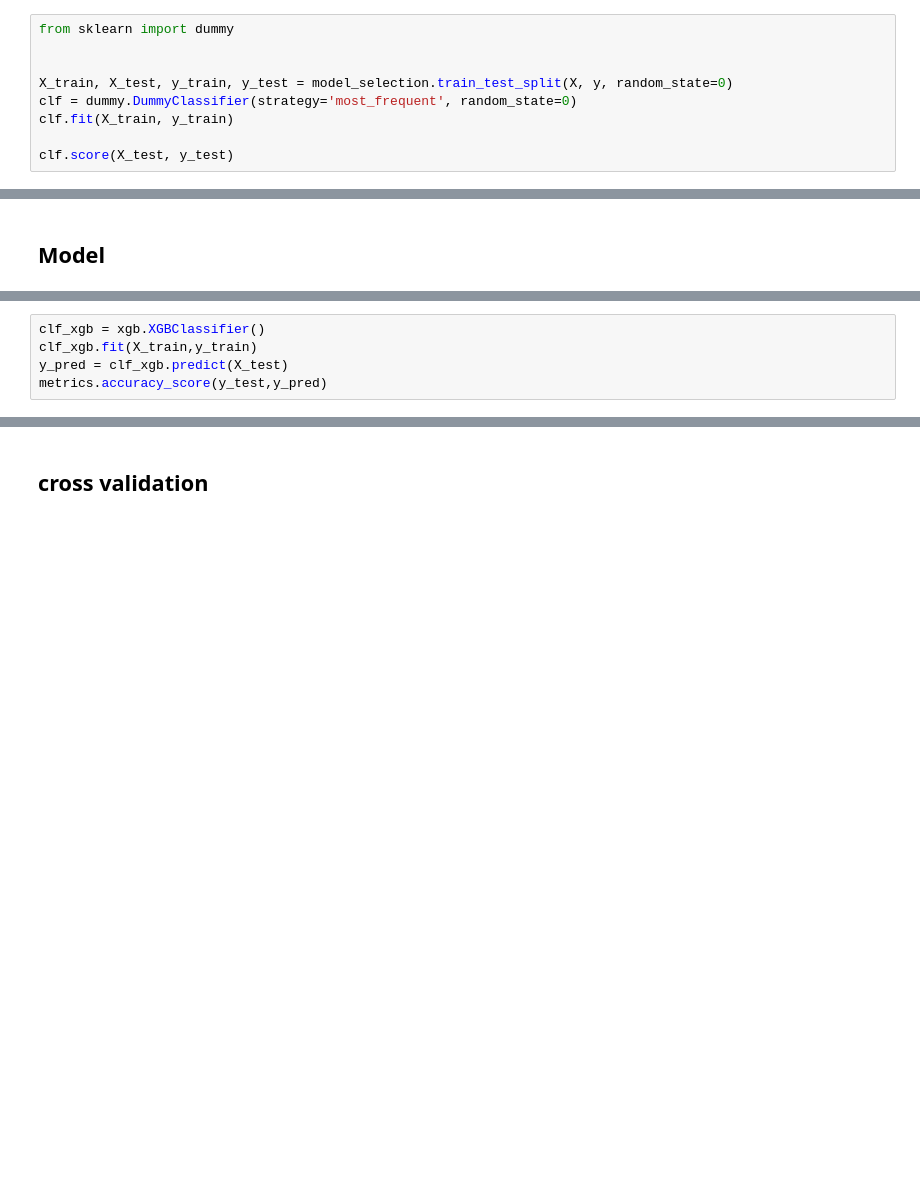
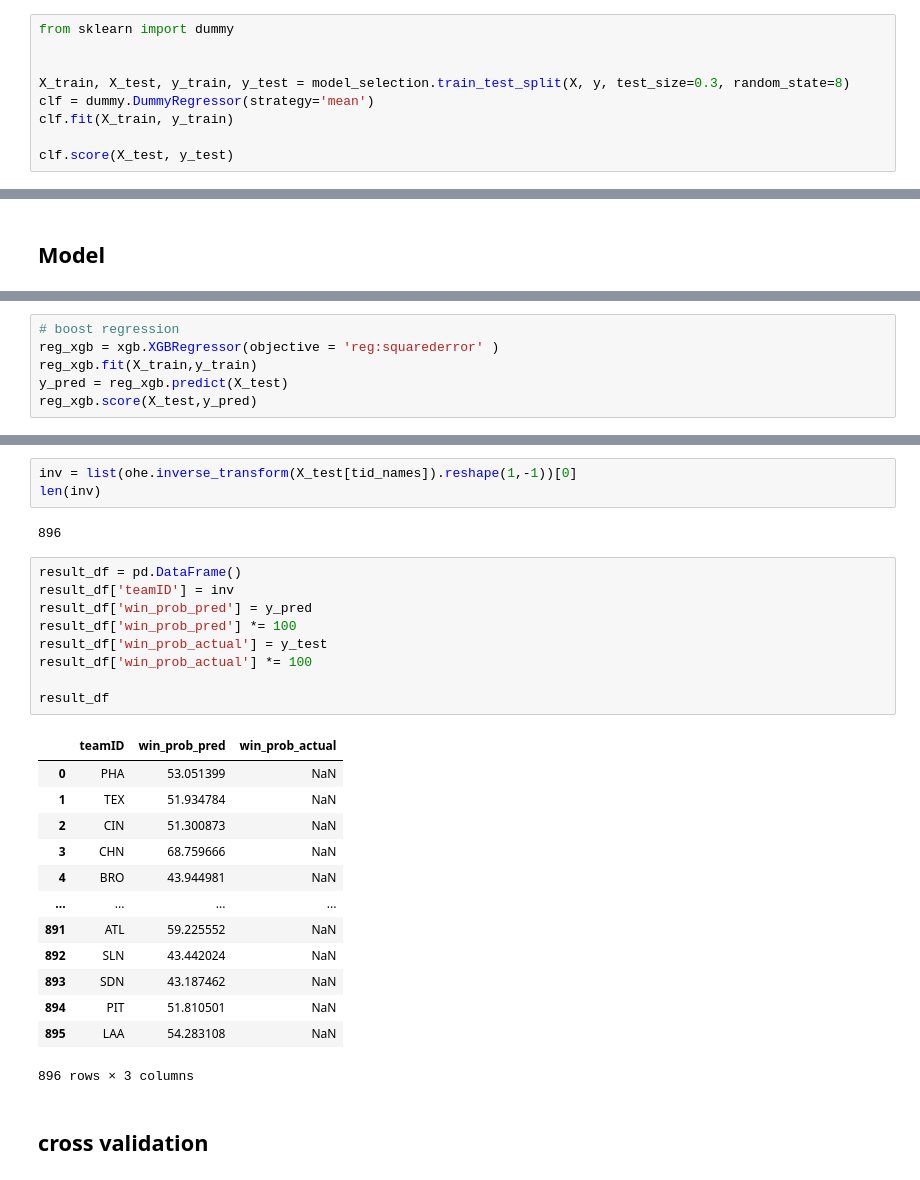
Before and after one commit to ShaliniR8/lahman-mlb, a Jupyter notebook: combined_features.ipynb, the cells around one changed output, grey strips where cells are left out. Cells and saved outputs as stored; diff of their text form; blank space fills up the shorter version.

Commit message:
changed classifiers to regressors

```diff
--- a/combined_features.ipynb
+++ b/combined_features.ipynb
@@ -247,8 +258,8 @@ array([2, 2, 2, ..., 0, 0, 0])
 from sklearn import dummy
 
 
-X_train, X_test, y_train, y_test = model_selection.train_test_split(X, y, random_state=0)
-clf = dummy.DummyClassifier(strategy='most_frequent', random_state=0)
+X_train, X_test, y_train, y_test = model_selection.train_test_split(X, y, test_size=0.3, random_state=8)
+clf = dummy.DummyRegressor(strategy='mean')
 clf.fit(X_train, y_train)
 
 clf.score(X_test, y_test)
@@ -261,5 +269,0 @@ import xgboost as xgb
-# %%
-clf_xgb = xgb.XGBClassifier()
-clf_xgb.fit(X_train,y_train)
-y_pred = clf_xgb.predict(X_test)
-metrics.accuracy_score(y_test,y_pred)
@@ -279,0 +270,6 @@ weighted avg       0.95      0.96      0.95       747
+# %%
+# boost regression
+reg_xgb = xgb.XGBRegressor(objective = 'reg:squarederror' )
+reg_xgb.fit(X_train,y_train)
+y_pred = reg_xgb.predict(X_test)
+reg_xgb.score(X_test,y_pred)
@@ -280,3 +286,31 @@ weighted avg       0.95      0.96      0.95       747
+# %%
+inv = list(ohe.inverse_transform(X_test[tid_names]).reshape(1,-1))[0]
+len(inv)
+# %% [output]
+896
+# %%
+result_df = pd.DataFrame()
+result_df['teamID'] = inv
+result_df['win_prob_pred'] = y_pred
+result_df['win_prob_pred'] *= 100
+result_df['win_prob_actual'] = y_test
+result_df['win_prob_actual'] *= 100
+
+result_df
+# %% [output]
+|  | teamID | win_prob_pred | win_prob_actual |
+| 0 | PHA | 53.051399 | NaN |
+| 1 | TEX | 51.934784 | NaN |
+| 2 | CIN | 51.300873 | NaN |
+| 3 | CHN | 68.759666 | NaN |
+| 4 | BRO | 43.944981 | NaN |
+| ... | ... | ... | ... |
+| 891 | ATL | 59.225552 | NaN |
+| 892 | SLN | 43.442024 | NaN |
+| 893 | SDN | 43.187462 | NaN |
+| 894 | PIT | 51.810501 | NaN |
+| 895 | LAA | 54.283108 | NaN |
+896 rows × 3 columns
 # %% [markdown]
 ## cross validation
 # %%
```
Also changed, not shown: parts of 21 cells of this notebook.
